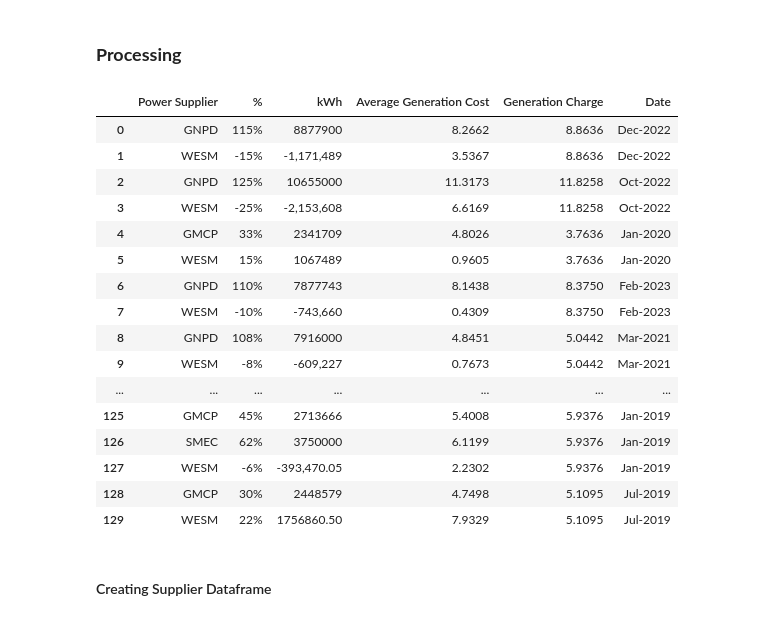
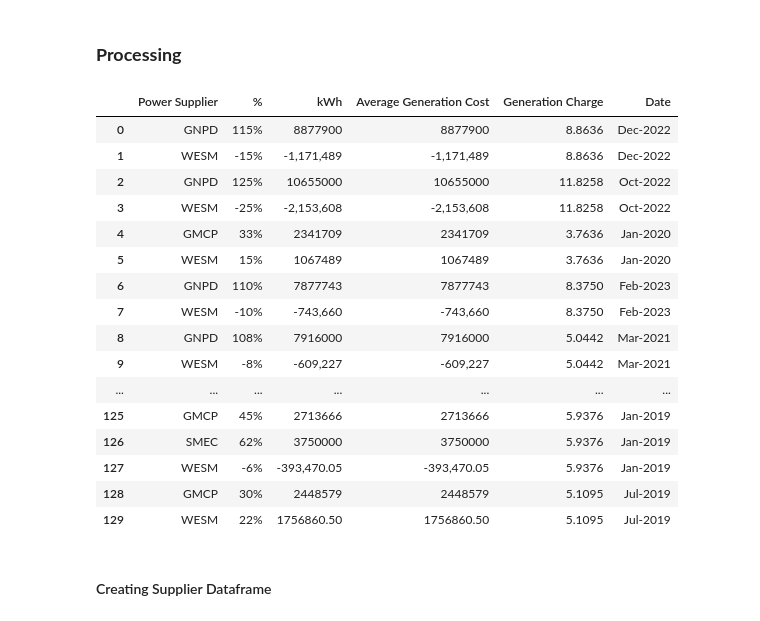
Before and after one commit to andreasenson/Scrape-DU-Generation-Charge, a Jupyter notebook: LEYECO IV/scrape_LEYECO_IV.ipynb, the cells around one changed output. Drawn from its saved outputs; the diff is of its cells as text; code cells hidden in the pictures.

Commit message:
fixed negative Average Generation Cost

```diff
--- a/LEYECO IV/scrape_LEYECO_IV.ipynb
+++ b/LEYECO IV/scrape_LEYECO_IV.ipynb
@@ -198,6 +198,8 @@ for date_key, df in dataframes.items():
 
     # Convert kWh values with parentheses to negative numbers
     sliced_rows_df['kWh'] = sliced_rows_df['kWh'].apply(convert_parentheses_to_negative)
+    sliced_rows_df['Average Generation Cost'] = sliced_rows_df['kWh'].apply(convert_parentheses_to_negative)
+
 
     # Reset the index
     sliced_rows_df = sliced_rows_df.reset_index(drop=True)
@@ -216,49 +218,49 @@ for date_key, df in dataframes.items():
         total_row_value = sliced_cols_df.loc[
             sliced_cols_df.iloc[:, 0].str.contains("GENERATION CHARGE", case=False, na=False),
             average_column
         ].iloc[-1]
 
     # If Generation Charge is still null, try to get the value from the column before the "Average" column
     if pd.isna(total_row_value):
         prev_column = df.columns[df.columns.get_loc(average_column) - 1]
         total_row_value = df.iloc[-1][prev_column]
 
     # Add a new column "Generation Charge" with this value
     sliced_rows_df['Generation Charge'] = total_row_value
 
     # Add a new column "Date" with the date_key value (formatted as 'Month-Year')
     month, year = date_key.split('-')
     sliced_rows_df['Date'] = pd.to_datetime(f'20{year}-{month}-01').strftime('%b-%Y')
 
     # Append the result to big_df
     big_df = pd.concat([big_df, sliced_rows_df], ignore_index=True)
 
 # Replace "INDEPENDENT ELECTRICITY MARKET OPERATOR" with "WESM" in big_df
 big_df.replace("INDEPENDENT ELECTRICITY MARKET OPERATOR", "WESM", inplace=True)
 
 # Replace "GNPower Dinginin Ltd. Co." with "GNPD" in big_df
 big_df.replace("GNPower Dinginin Ltd. Co.", "GNPD", inplace=True)
 
 # Display the final combined DataFrame
 big_df
 # %% [output]
 |  | Power Supplier | % | kWh | Average Generation Cost | Generation Charge | Date |
-| 0 | GNPD | 115% | 8877900 | 8.2662 | 8.8636 | Dec-2022 |
-| 1 | WESM | -15% | -1,171,489 | 3.5367 | 8.8636 | Dec-2022 |
-| 2 | GNPD | 125% | 10655000 | 11.3173 | 11.8258 | Oct-2022 |
-| 3 | WESM | -25% | -2,153,608 | 6.6169 | 11.8258 | Oct-2022 |
-| 4 | GMCP | 33% | 2341709 | 4.8026 | 3.7636 | Jan-2020 |
-| 5 | WESM | 15% | 1067489 | 0.9605 | 3.7636 | Jan-2020 |
-| 6 | GNPD | 110% | 7877743 | 8.1438 | 8.3750 | Feb-2023 |
-| 7 | WESM | -10% | -743,660 | 0.4309 | 8.3750 | Feb-2023 |
-| 8 | GNPD | 108% | 7916000 | 4.8451 | 5.0442 | Mar-2021 |
-| 9 | WESM | -8% | -609,227 | 0.7673 | 5.0442 | Mar-2021 |
+| 0 | GNPD | 115% | 8877900 | 8877900 | 8.8636 | Dec-2022 |
+| 1 | WESM | -15% | -1,171,489 | -1,171,489 | 8.8636 | Dec-2022 |
+| 2 | GNPD | 125% | 10655000 | 10655000 | 11.8258 | Oct-2022 |
+| 3 | WESM | -25% | -2,153,608 | -2,153,608 | 11.8258 | Oct-2022 |
+| 4 | GMCP | 33% | 2341709 | 2341709 | 3.7636 | Jan-2020 |
+| 5 | WESM | 15% | 1067489 | 1067489 | 3.7636 | Jan-2020 |
+| 6 | GNPD | 110% | 7877743 | 7877743 | 8.3750 | Feb-2023 |
+| 7 | WESM | -10% | -743,660 | -743,660 | 8.3750 | Feb-2023 |
+| 8 | GNPD | 108% | 7916000 | 7916000 | 5.0442 | Mar-2021 |
+| 9 | WESM | -8% | -609,227 | -609,227 | 5.0442 | Mar-2021 |
 | ... | ... | ... | ... | ... | ... | ... |
-| 125 | GMCP | 45% | 2713666 | 5.4008 | 5.9376 | Jan-2019 |
-| 126 | SMEC | 62% | 3750000 | 6.1199 | 5.9376 | Jan-2019 |
-| 127 | WESM | -6% | -393,470.05 | 2.2302 | 5.9376 | Jan-2019 |
-| 128 | GMCP | 30% | 2448579 | 4.7498 | 5.1095 | Jul-2019 |
-| 129 | WESM | 22% | 1756860.50 | 7.9329 | 5.1095 | Jul-2019 |
+| 125 | GMCP | 45% | 2713666 | 2713666 | 5.9376 | Jan-2019 |
+| 126 | SMEC | 62% | 3750000 | 3750000 | 5.9376 | Jan-2019 |
+| 127 | WESM | -6% | -393,470.05 | -393,470.05 | 5.9376 | Jan-2019 |
+| 128 | GMCP | 30% | 2448579 | 2448579 | 5.1095 | Jul-2019 |
+| 129 | WESM | 22% | 1756860.50 | 1756860.50 | 5.1095 | Jul-2019 |
 # %% [markdown]
 #### Creating Supplier Dataframe
 # %%
```
Also changed, not shown: parts of 1 cell of this notebook, 1 other file.
